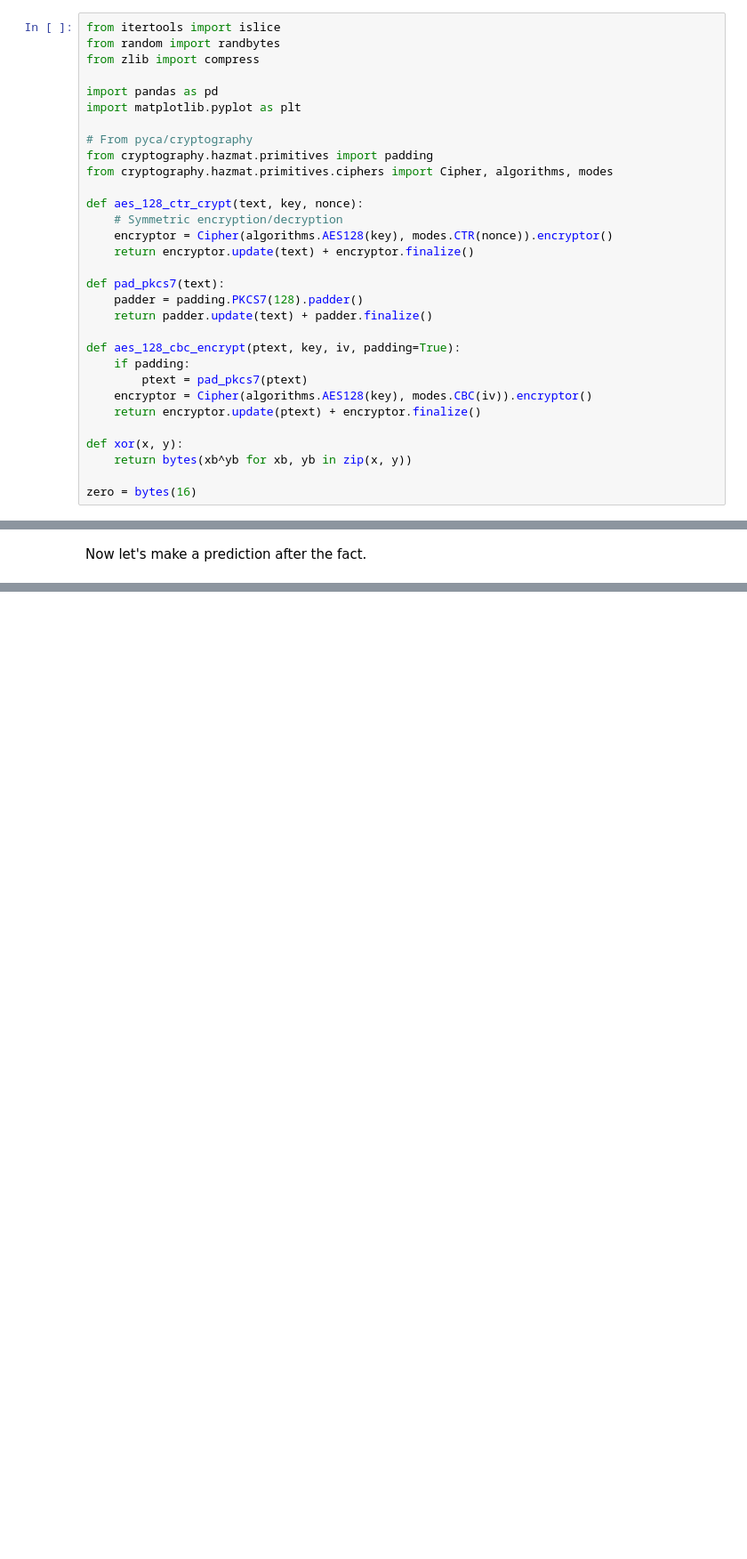
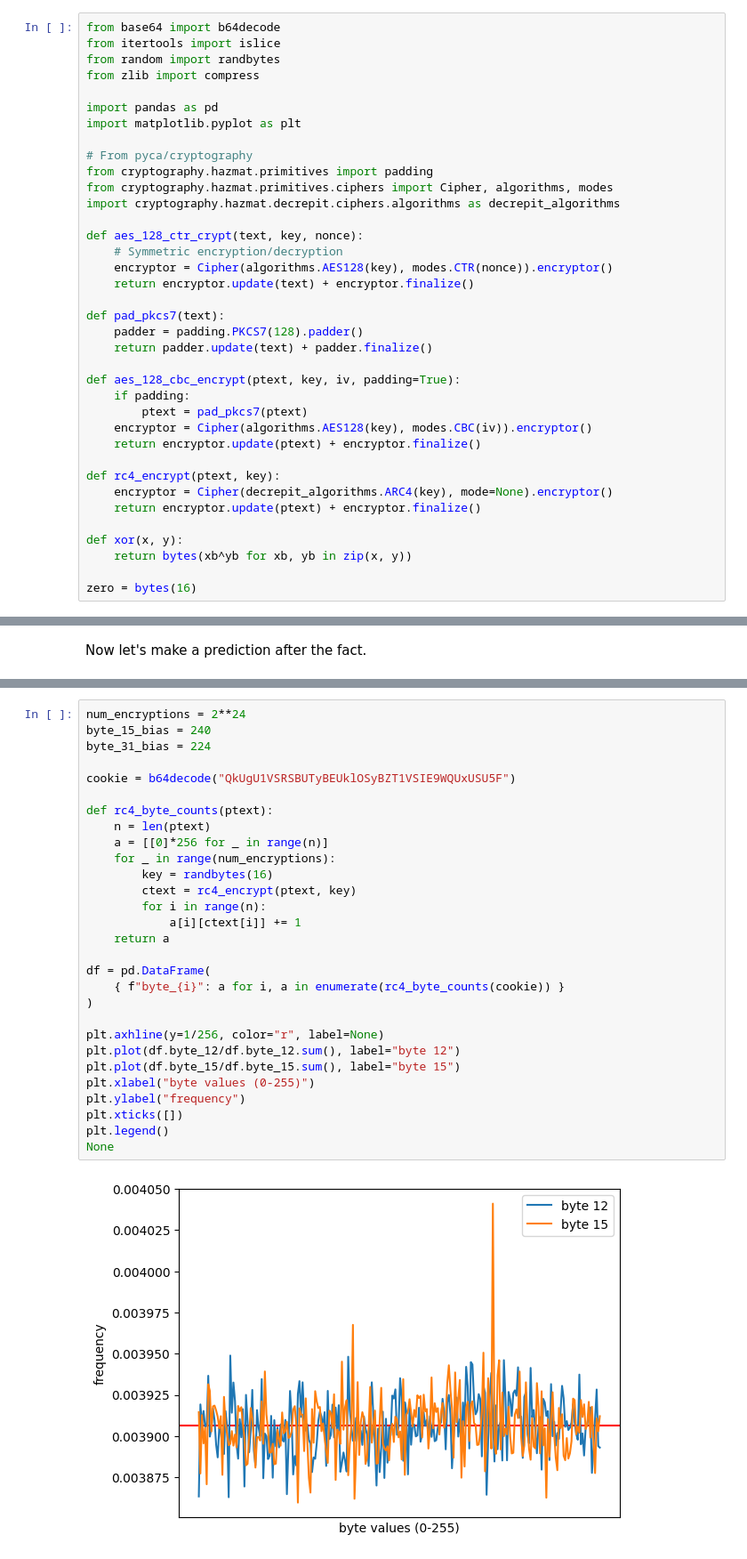
Before and after one commit to gjanee/cryptopals, a Jupyter notebook: set-7.ipynb, the cells around one changed output, grey strips where cells are left out. Shown at 89% size. Saved outputs shown, nothing was run; the diff lists cells and outputs as text; blank space fills up the shorter version.

```diff
--- a/set-7.ipynb
+++ b/set-7.ipynb
@@ -17,6 +19,7 @@ This set is **hard**.  There's a significant amount of programming, and Wang's a
 
 ## Preliminaries
 # %%
+from base64 import b64decode
 from itertools import islice
 from random import randbytes
 from zlib import compress
@@ -27,6 +30,7 @@ import matplotlib.pyplot as plt
 # From pyca/cryptography
 from cryptography.hazmat.primitives import padding
 from cryptography.hazmat.primitives.ciphers import Cipher, algorithms, modes
+import cryptography.hazmat.decrepit.ciphers.algorithms as decrepit_algorithms
 
 def aes_128_ctr_crypt(text, key, nonce):
     # Symmetric encryption/decryption
@@ -43,6 +47,10 @@ def aes_128_cbc_encrypt(ptext, key, iv, padding=True):
     encryptor = Cipher(algorithms.AES128(key), modes.CBC(iv)).encryptor()
     return encryptor.update(ptext) + encryptor.finalize()
 
+def rc4_encrypt(ptext, key):
+    encryptor = Cipher(decrepit_algorithms.ARC4(key), mode=None).encryptor()
+    return encryptor.update(ptext) + encryptor.finalize()
+
 def xor(x, y):
     return bytes(xb^yb for xb, yb in zip(x, y))
 
@@ -856,0 +941,31 @@ Post-event prediction hash: 77e2
+# %%
+num_encryptions = 2**24
+byte_15_bias = 240
+byte_31_bias = 224
+
+cookie = b64decode("QkUgU1VSRSBUTyBEUklOSyBZT1VSIE9WQUxUSU5F")
+
+def rc4_byte_counts(ptext):
+    n = len(ptext)
+    a = [[0]*256 for _ in range(n)]
+    for _ in range(num_encryptions):
+        key = randbytes(16)
+        ctext = rc4_encrypt(ptext, key)
+        for i in range(n):
+            a[i][ctext[i]] += 1
+    return a
+
+df = pd.DataFrame(
+    { f"byte_{i}": a for i, a in enumerate(rc4_byte_counts(cookie)) }
+)
+
+plt.axhline(y=1/256, color="r", label=None)
+plt.plot(df.byte_12/df.byte_12.sum(), label="byte 12")
+plt.plot(df.byte_15/df.byte_15.sum(), label="byte 15")
+plt.xlabel("byte values (0-255)")
+plt.ylabel("frequency")
+plt.xticks([])
+plt.legend()
+None
+# %% [output]
+[figure, added]
```
Also changed, not shown: parts of 13 cells of this notebook, 5 other files.
